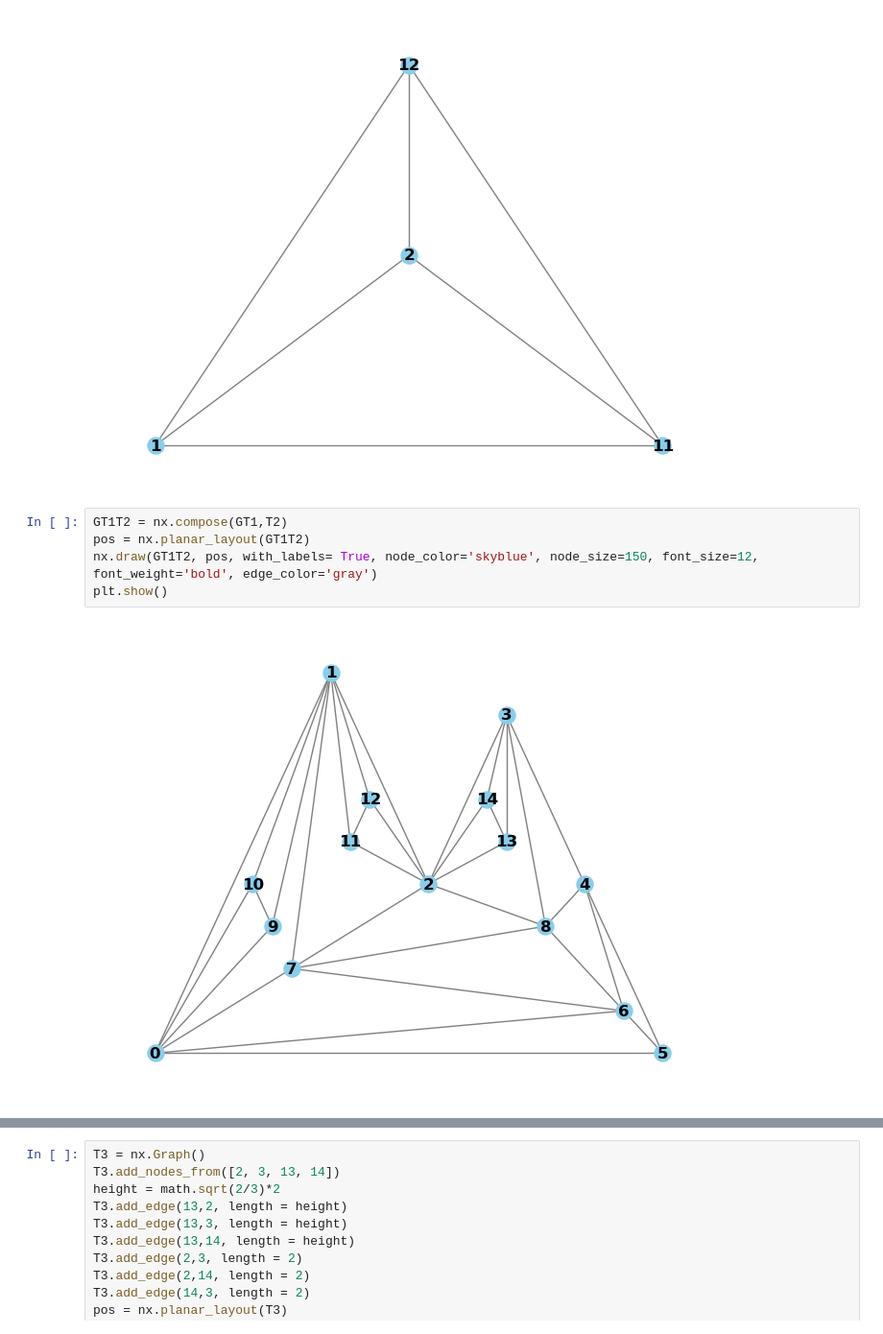
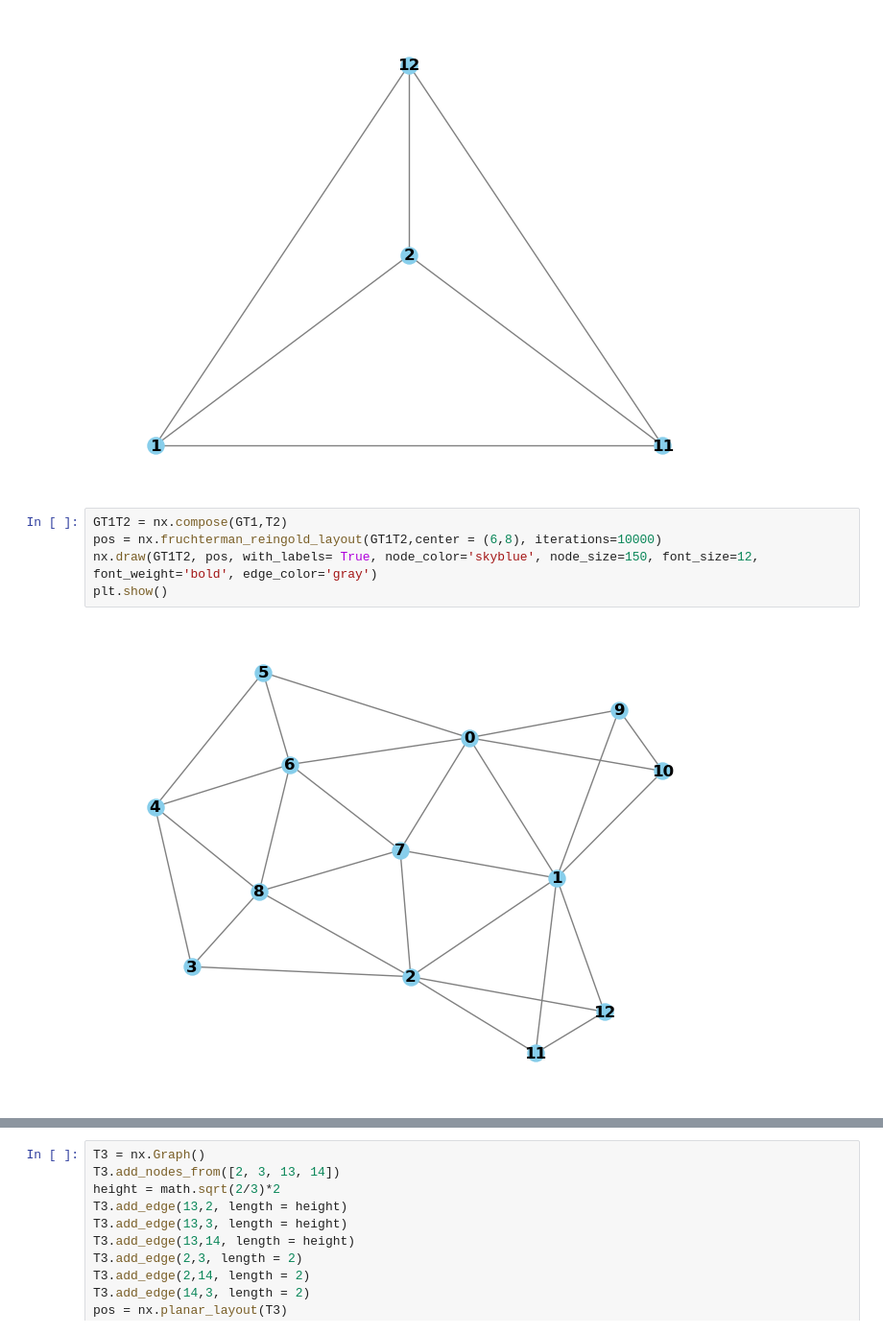
Before and after one commit to NikhilToram/2024Spr_finalproj, a Jupyter notebook: TestingNetworkx.ipynb, the cells around one changed output, grey strips where cells are left out. Shown: that part at 96% size. Cells and saved outputs as stored; diff of their text form.

```diff
--- a/TestingNetworkx.ipynb
+++ b/TestingNetworkx.ipynb
@@ -103,11 +103,11 @@ plt.show()
 [figure]
 # %%
 GT1T2 = nx.compose(GT1,T2)
-pos = nx.planar_layout(GT1T2)
+pos = nx.fruchterman_reingold_layout(GT1T2,center = (6,8), iterations=10000)
 nx.draw(GT1T2, pos, with_labels= True, node_color='skyblue', node_size=150, font_size=12, font_weight='bold', edge_color='gray')
 plt.show()
 # %% [output]
-[figure, old version]
+[figure, new version]
 # %%
 H = nx.Graph()
 H.add_nodes_from([10, 1, 12, 21, 22, 23, 24, 25, 26])
```
Also changed, not shown: parts of 10 cells of this notebook.
